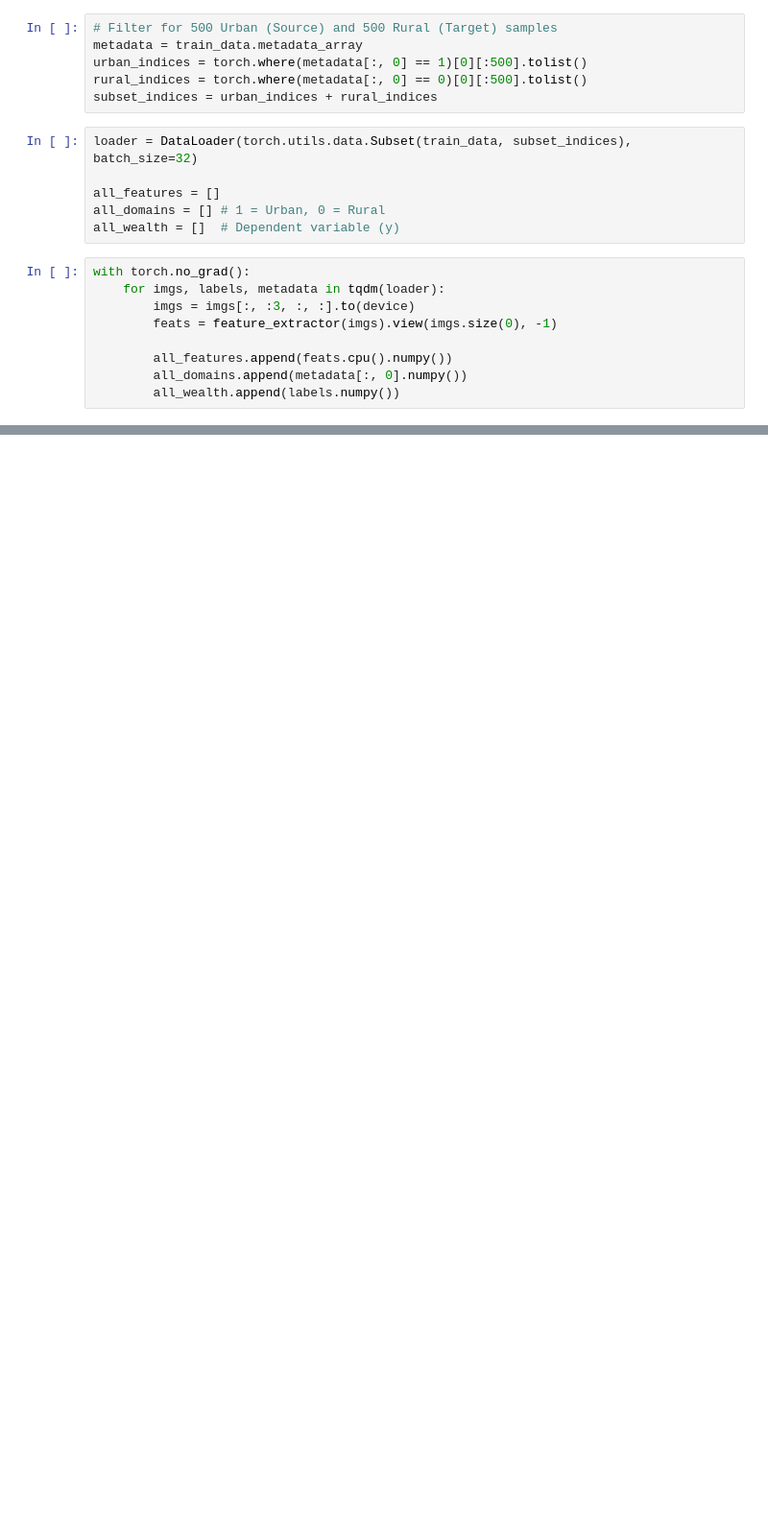
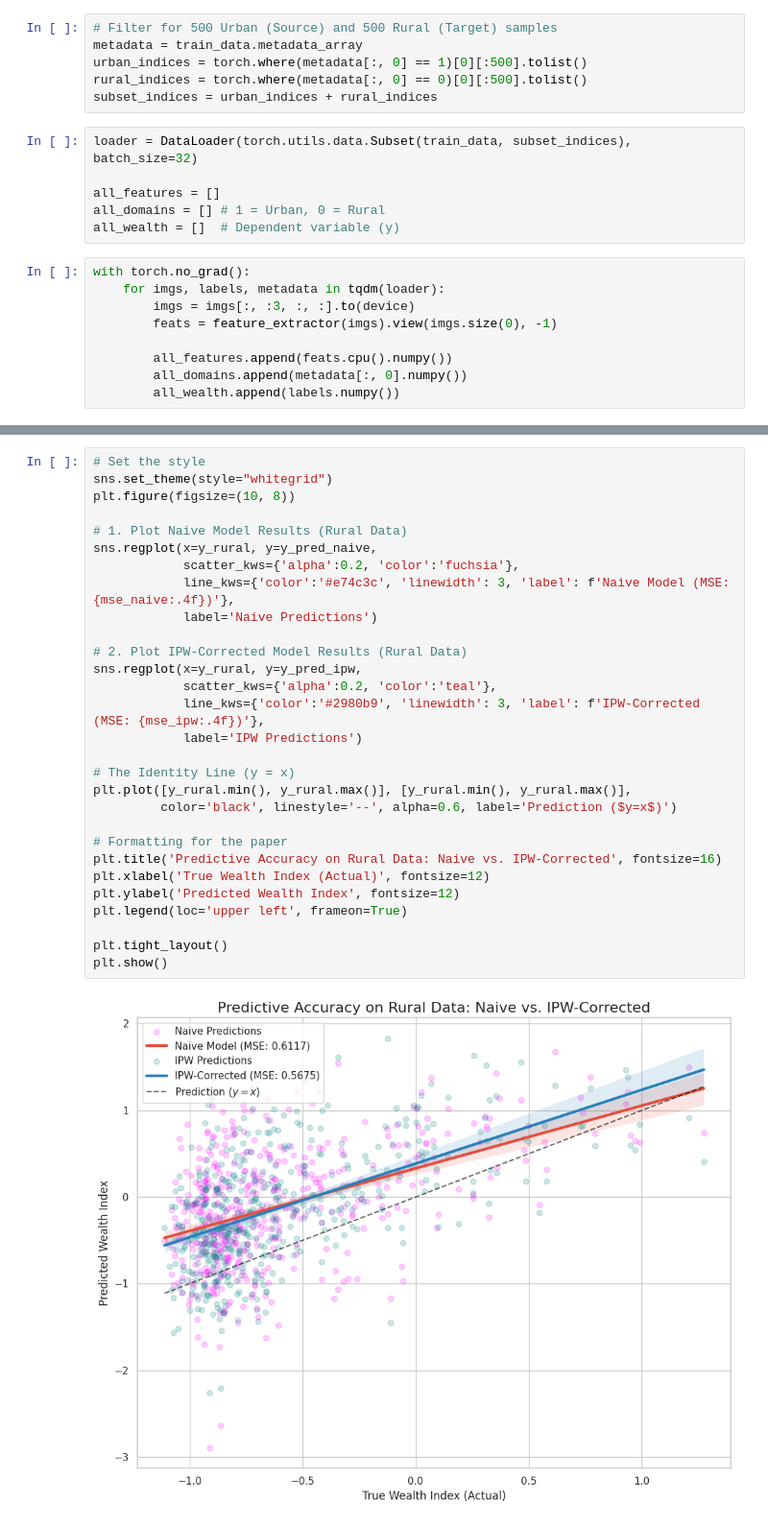
Before and after one commit to jiyanarikan/Computer-Vision-Covariate-Shift-, a Jupyter notebook: CompVision.ipynb, the cells around one changed output, grey strips where cells are left out. Shown at 96% size. Saved outputs shown, nothing was run; the diff lists cells and outputs as text; blank space fills up the shorter version.

```diff
--- a/CompVision.ipynb
+++ b/CompVision.ipynb
@@ -222,0 +172,31 @@ Error Reduction: 7.22%
+# %%
+# Set the style
+sns.set_theme(style="whitegrid")
+plt.figure(figsize=(10, 8))
+
+# 1. Plot Naive Model Results (Rural Data)
+sns.regplot(x=y_rural, y=y_pred_naive,
+            scatter_kws={'alpha':0.2, 'color':'fuchsia'},
+            line_kws={'color':'#e74c3c', 'linewidth': 3, 'label': f'Naive Model (MSE: {mse_naive:.4f})'},
+            label='Naive Predictions')
+
+# 2. Plot IPW-Corrected Model Results (Rural Data)
+sns.regplot(x=y_rural, y=y_pred_ipw,
+            scatter_kws={'alpha':0.2, 'color':'teal'},
+            line_kws={'color':'#2980b9', 'linewidth': 3, 'label': f'IPW-Corrected (MSE: {mse_ipw:.4f})'},
+            label='IPW Predictions')
+
+# The Identity Line (y = x)
+plt.plot([y_rural.min(), y_rural.max()], [y_rural.min(), y_rural.max()],
+         color='black', linestyle='--', alpha=0.6, label='Prediction ($y=x$)')
+
+# Formatting for the paper
+plt.title('Predictive Accuracy on Rural Data: Naive vs. IPW-Corrected', fontsize=16)
+plt.xlabel('True Wealth Index (Actual)', fontsize=12)
+plt.ylabel('Predicted Wealth Index', fontsize=12)
+plt.legend(loc='upper left', frameon=True)
+
+plt.tight_layout()
+plt.show()
+# %% [output]
+[figure, added]
```
Also changed, not shown: parts of 14 cells of this notebook.
